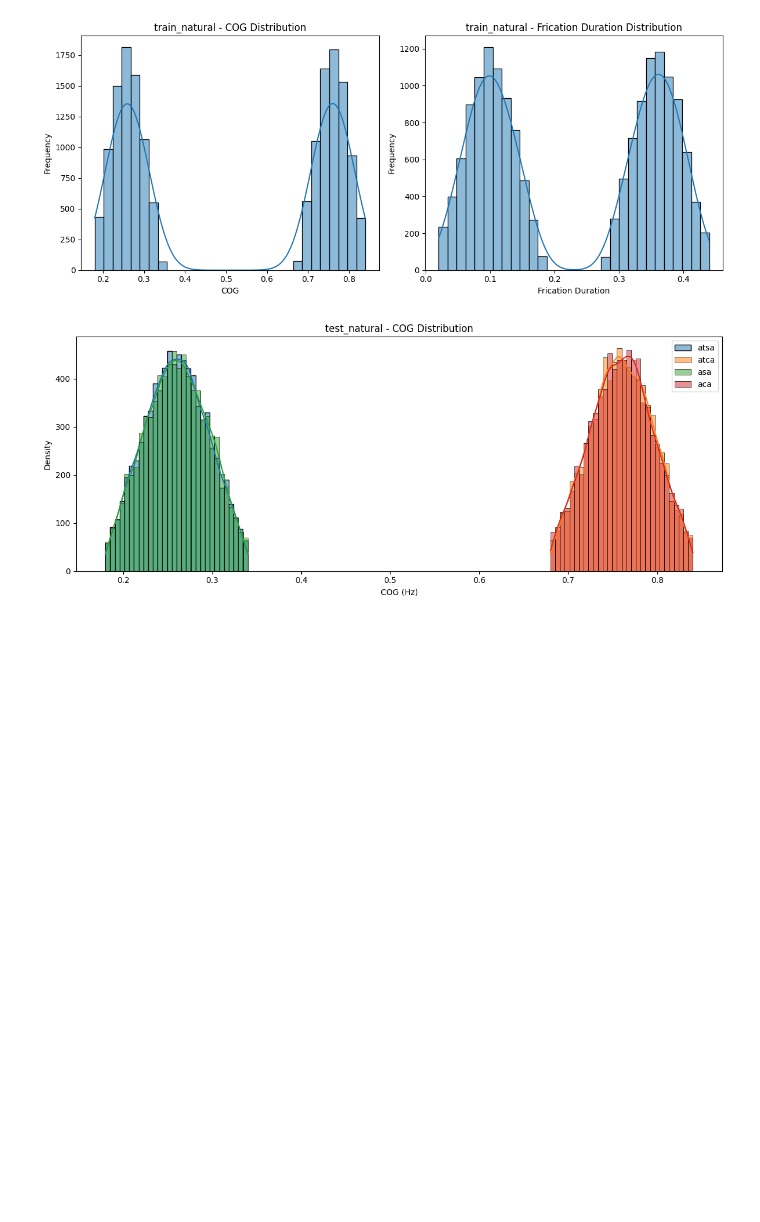
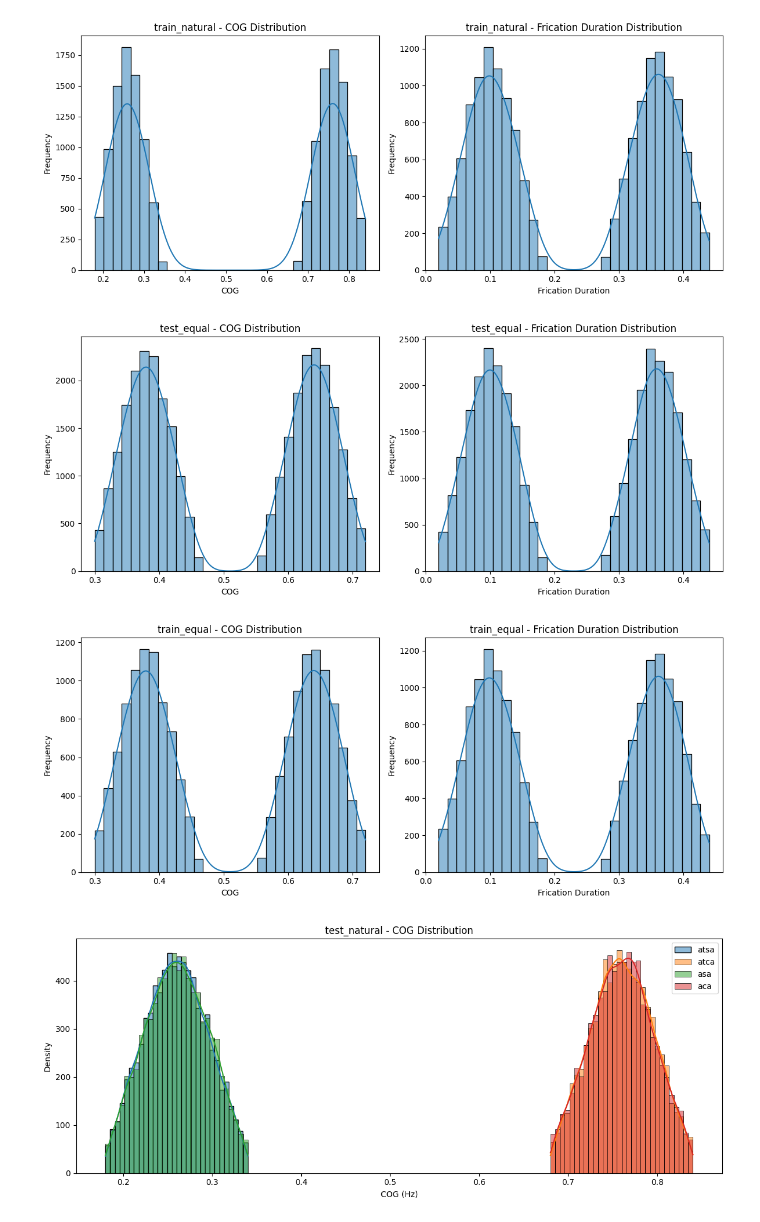
Before and after one commit to Frankalexej/LearnCsld2025, a Jupyter notebook: X_05_data_260324_borrowed_dataNT.ipynb, the cells around one changed output. Drawn from its saved outputs; the diff is of its cells as text; code cells hidden in the pictures; blank space fills up the shorter version.

```diff
--- a/X_05_data_260324_borrowed_dataNT.ipynb
+++ b/X_05_data_260324_borrowed_dataNT.ipynb
@@ -230,6 +384,36 @@ for condition in CONDITION_LIST:
 # %% [output]
 [figure]
 [figure]
+# %%
+import matplotlib.pyplot as plt
+import seaborn as sns
+
+CONDITION_LIST = ["test_equal", "train_equal"]
+ROOT_DIR = "./../"
+
+for condition in CONDITION_LIST:
+    meta_path = os.path.join(ROOT_DIR, f'data_{condition}', f'metadata_{condition}.csv')
+    metaframe = pd.read_csv(meta_path)
+
+    # plot the distribution of cog and fri_dur for each condition
+    # imported related libraries
+    # plot the distribution of cog and fri_dur for each condition
+    plt.figure(figsize=(12, 5))
+    plt.subplot(1, 2, 1)
+    sns.histplot(metaframe['cog'], bins=30, kde=True)
+    plt.title(f'{condition} - COG Distribution')
+    plt.xlabel('COG')
+    plt.ylabel('Frequency')
+    plt.subplot(1, 2, 2)
+    sns.histplot(metaframe['fri_dur'], bins=30, kde=True)
+    plt.title(f'{condition} - Frication Duration Distribution')
+    plt.xlabel('Frication Duration')
+    plt.ylabel('Frequency')
+    plt.tight_layout()
+    plt.show()
+# %% [output]
+[figure, added]
+[figure, added]
 # %%
 condition = "test_natural"
 np.random.seed(42)
```
Also changed, not shown: parts of 2 cells of this notebook.
